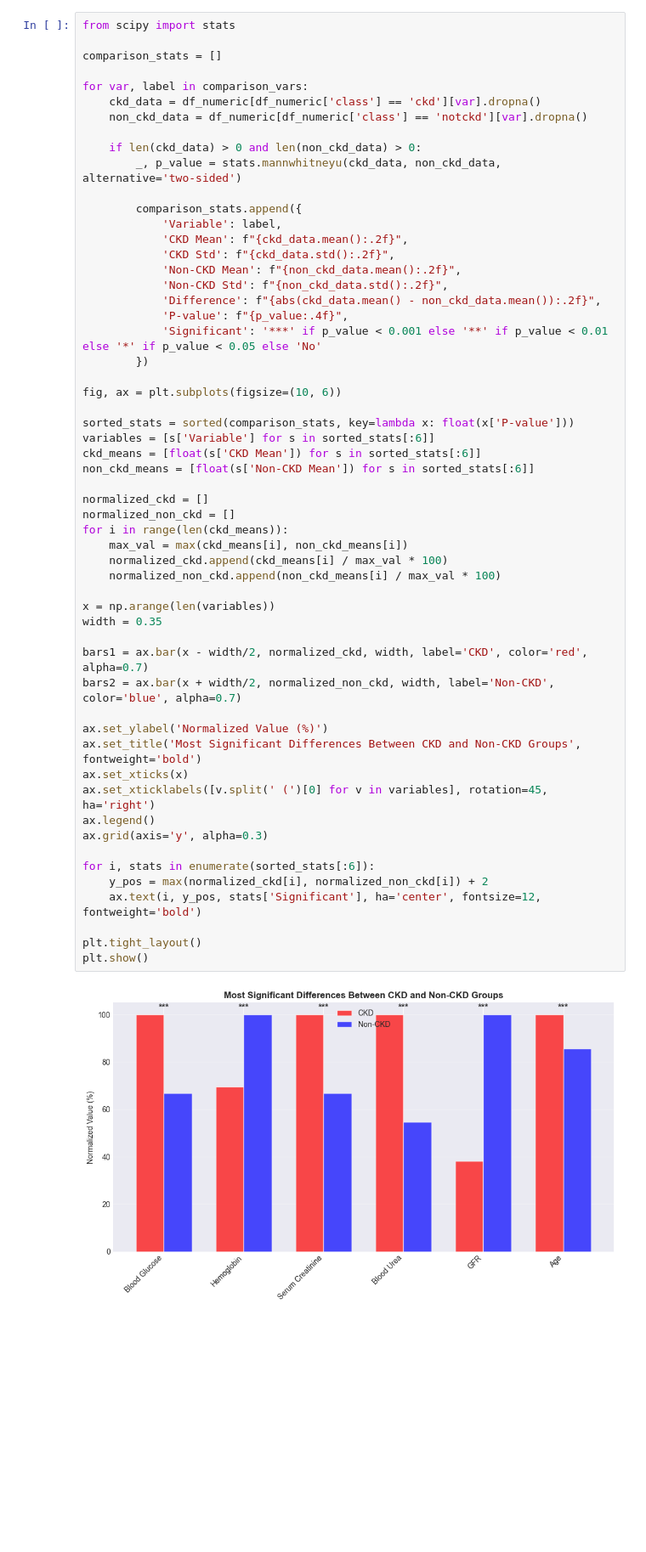
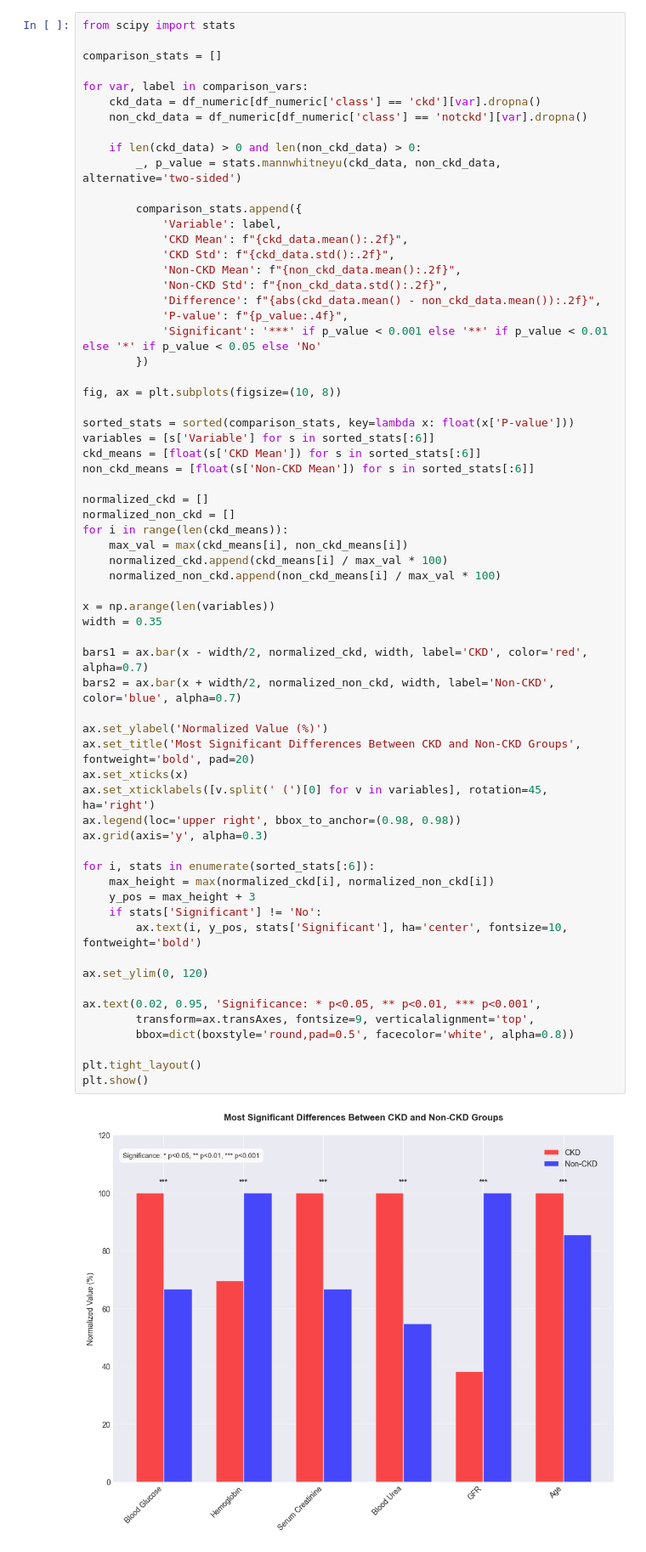
Before and after one commit to reynolkb-bu/bu-cds-dx699-2025-summer, a Jupyter notebook: notebooks/week-2/OMDS-ModB2-Week2-Reynolds-Kyle.ipynb, the cells around one changed output. Shown at 85% size. Saved outputs shown, nothing was run; the diff lists cells and outputs as text; blank space fills up the shorter version.

```diff
--- a/notebooks/week-2/OMDS-ModB2-Week2-Reynolds-Kyle.ipynb
+++ b/notebooks/week-2/OMDS-ModB2-Week2-Reynolds-Kyle.ipynb
@@ -580,41 +580,49 @@ for var, label in comparison_vars:
             'Significant': '***' if p_value < 0.001 else '**' if p_value < 0.01 else '*' if p_value < 0.05 else 'No'
         })
 
-fig, ax = plt.subplots(figsize=(10, 6))
+fig, ax = plt.subplots(figsize=(10, 8))
 
 sorted_stats = sorted(comparison_stats, key=lambda x: float(x['P-value']))
 variables = [s['Variable'] for s in sorted_stats[:6]]
 ckd_means = [float(s['CKD Mean']) for s in sorted_stats[:6]]
 non_ckd_means = [float(s['Non-CKD Mean']) for s in sorted_stats[:6]]
 
 normalized_ckd = []
 normalized_non_ckd = []
 for i in range(len(ckd_means)):
     max_val = max(ckd_means[i], non_ckd_means[i])
     normalized_ckd.append(ckd_means[i] / max_val * 100)
     normalized_non_ckd.append(non_ckd_means[i] / max_val * 100)
 
 x = np.arange(len(variables))
 width = 0.35
 
 bars1 = ax.bar(x - width/2, normalized_ckd, width, label='CKD', color='red', alpha=0.7)
 bars2 = ax.bar(x + width/2, normalized_non_ckd, width, label='Non-CKD', color='blue', alpha=0.7)
 
 ax.set_ylabel('Normalized Value (%)')
-ax.set_title('Most Significant Differences Between CKD and Non-CKD Groups', fontweight='bold')
+ax.set_title('Most Significant Differences Between CKD and Non-CKD Groups', fontweight='bold', pad=20)
 ax.set_xticks(x)
 ax.set_xticklabels([v.split(' (')[0] for v in variables], rotation=45, ha='right')
-ax.legend()
+ax.legend(loc='upper right', bbox_to_anchor=(0.98, 0.98))
 ax.grid(axis='y', alpha=0.3)
 
 for i, stats in enumerate(sorted_stats[:6]):
-    y_pos = max(normalized_ckd[i], normalized_non_ckd[i]) + 2
-    ax.text(i, y_pos, stats['Significant'], ha='center', fontsize=12, fontweight='bold')
+    max_height = max(normalized_ckd[i], normalized_non_ckd[i])
+    y_pos = max_height + 3
+    if stats['Significant'] != 'No':
+        ax.text(i, y_pos, stats['Significant'], ha='center', fontsize=10, fontweight='bold')
+
+ax.set_ylim(0, 120)
+
+ax.text(0.02, 0.95, 'Significance: * p<0.05, ** p<0.01, *** p<0.001',
+        transform=ax.transAxes, fontsize=9, verticalalignment='top',
+        bbox=dict(boxstyle='round,pad=0.5', facecolor='white', alpha=0.8))
 
 plt.tight_layout()
 plt.show()
 # %% [output]
-[figure, old version]
+[figure, new version]
 # %%
 print("\n**Significance levels**: *** p<0.001, ** p<0.01, * p<0.05")
 print("\n" + "="*110)
```
Also changed, not shown: parts of 2 cells of this notebook.
